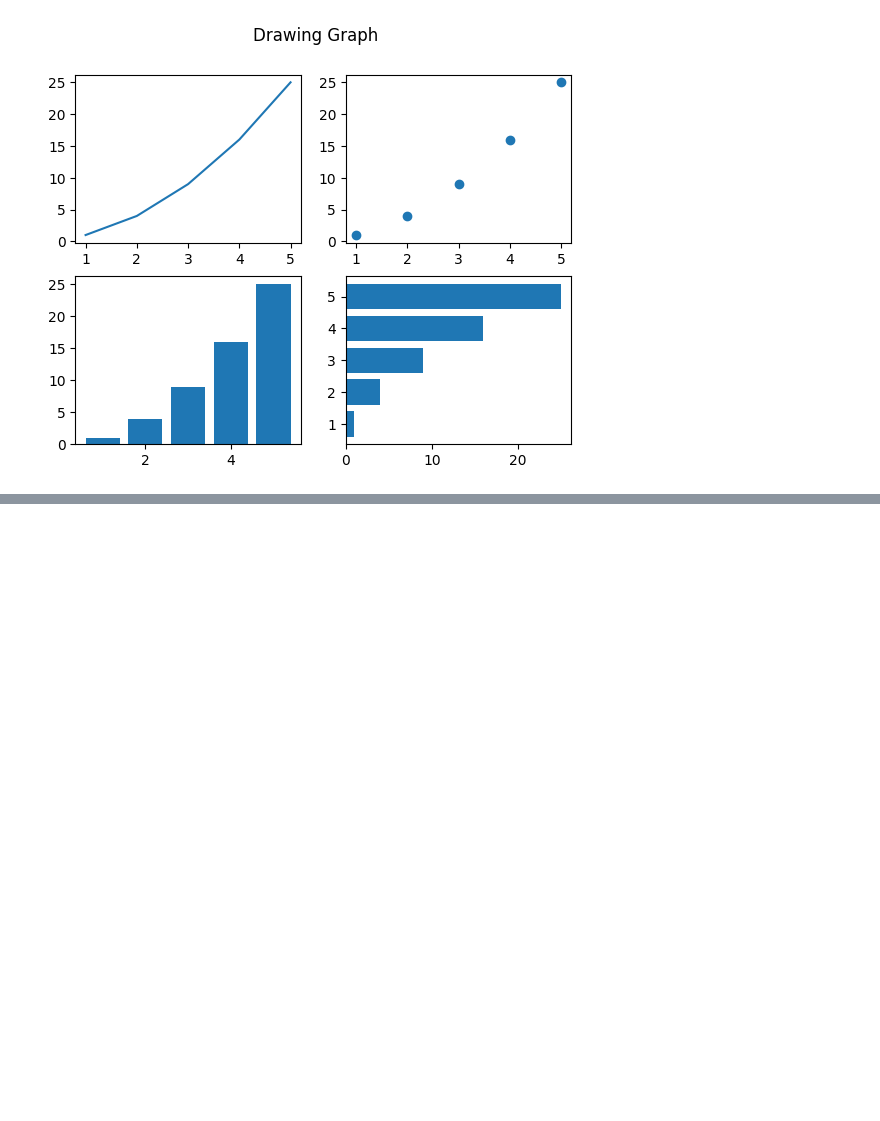
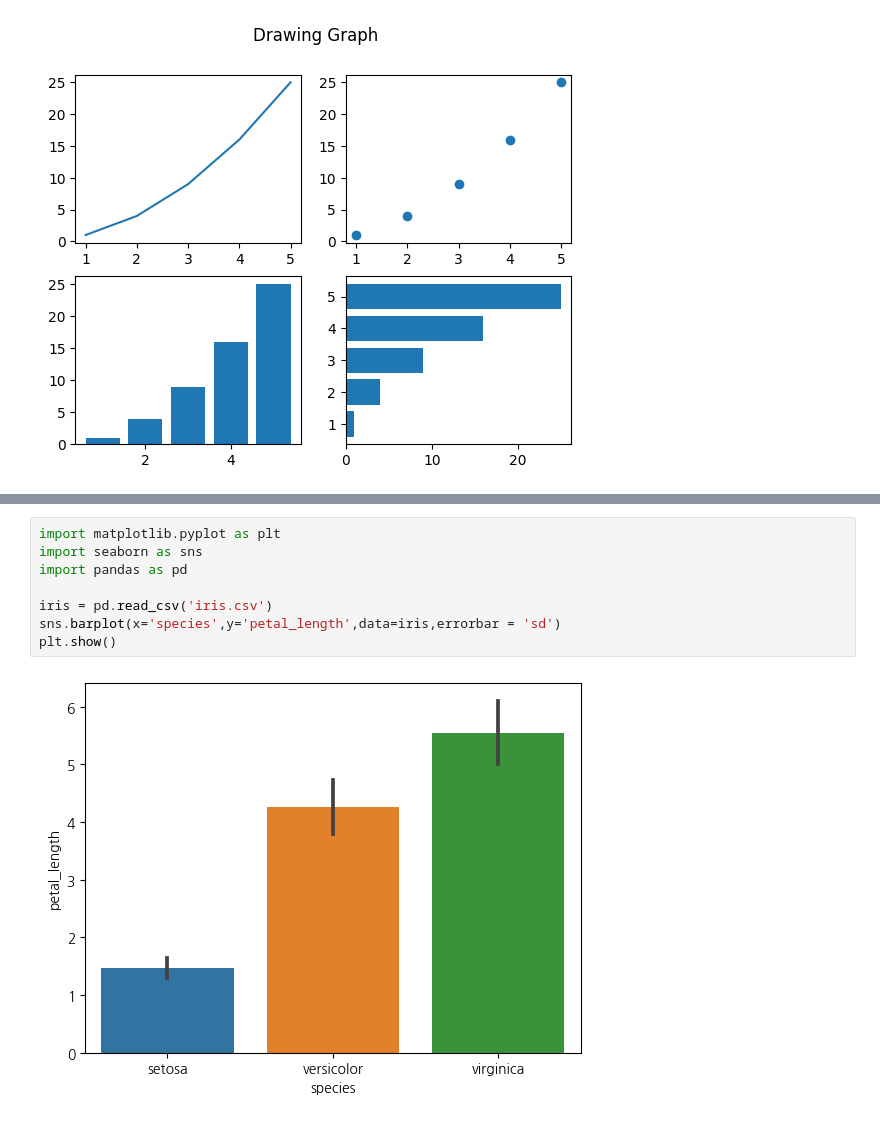
Before and after one commit to jiyoun1/aipython, a Jupyter notebook: 240111.ipynb, the cells around one changed output, grey strips where cells are left out. Drawn from its saved outputs; the diff is of its cells as text; blank space fills up the shorter version.

```diff
--- a/240111.ipynb
+++ b/240111.ipynb
@@ -95,0 +169,10 @@ plt.show()
+# %%
+import matplotlib.pyplot as plt
+import seaborn as sns
+import pandas as pd
+
+iris = pd.read_csv('iris.csv')
+sns.barplot(x='species',y='petal_length',data=iris,errorbar = 'sd')
+plt.show()
+# %% [output]
+[figure, added]
```
Also changed, not shown: parts of 12 cells of this notebook.
